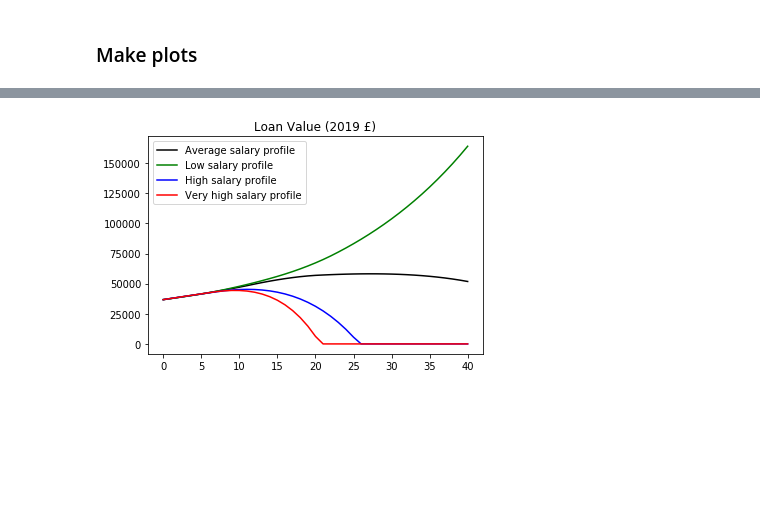
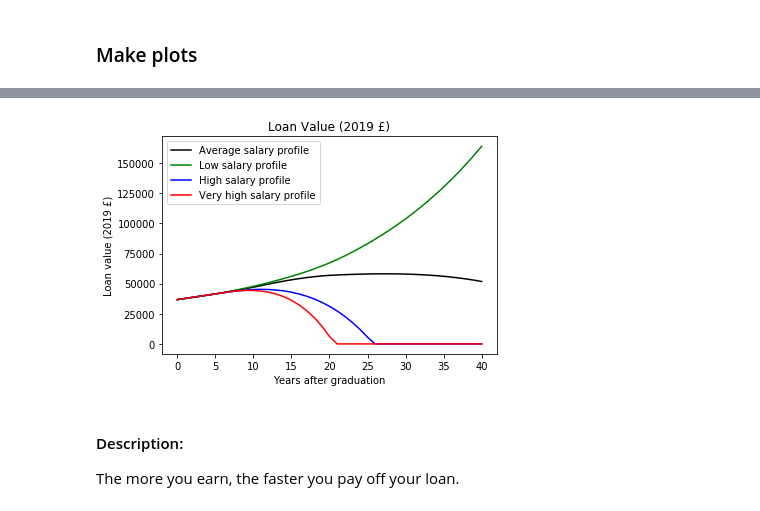
Before and after one commit to chrisnorth/loan-model, a Jupyter notebook: loan-model.ipynb, the cells around one changed output, grey strips where cells are left out. Saved outputs shown, nothing was run; the diff lists cells and outputs as text; code cells hidden in the pictures; blank space fills up the shorter version.

```diff
--- a/loan-model.ipynb
+++ b/loan-model.ipynb
@@ -162,9 +179,14 @@ plot.savefig('salary_profiles.png')
 # %%
 for p in data:
     if data[p]['type']=='profile':
         plot.plot(data[p]['year'],data[p]['loan'],label=data[p]['desc'],c=data[p].get('col',None),ls=data[p].get('ls','-'))
 plot.title('Loan Value (2019 £)')
+plot.xlabel('Years after graduation')
+plot.ylabel('Loan value (2019 £)')
 plot.legend()
 plot.savefig('loan-value_profiles.png')
 # %% [output]
-[figure, old version]
+[figure, new version]
+# %% [markdown]
+#### Description:
+The more you earn, the faster you pay off your loan.
```
Also changed, not shown: parts of 16 cells of this notebook, 8 other files.
